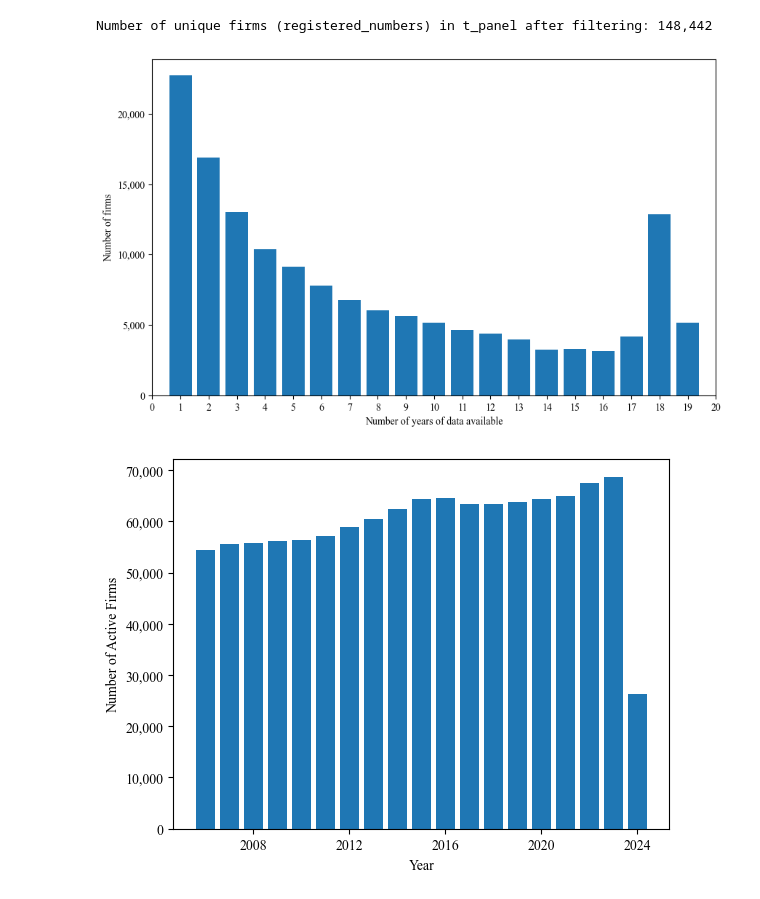
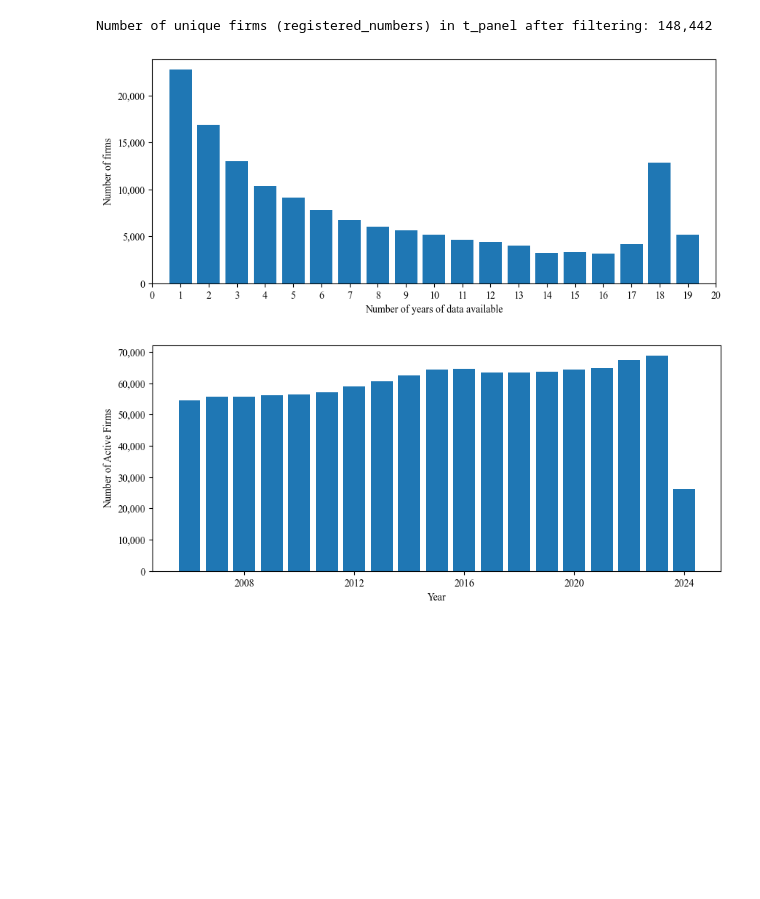
Before and after one commit to aloysiuslip/ucl-diss-ECON0079, a Jupyter notebook: descriptives/src/main_4_data_financial.ipynb, the cells around one changed output. Drawn from its saved outputs; the diff is of its cells as text; code cells hidden in the pictures; blank space fills up the shorter version.

```diff
--- a/descriptives/src/main_4_data_financial.ipynb
+++ b/descriptives/src/main_4_data_financial.ipynb
@@ -35,37 +35,38 @@ df_years_avail = (
     .order_by("year_count")
     .execute()
 )
-plt.figure(figsize=(10, 6))
+plt.figure(figsize=(10, 4))
 plt.bar(df_years_avail["year_count"], df_years_avail["number_of_firms"])
 plt.xlim(0, 20)
 plt.xticks(range(0, 21))
 plt.xlabel("Number of years of data available")
 plt.ylabel("Number of firms")
 ax = plt.gca()
 ax.yaxis.set_major_formatter(ticker.StrMethodFormatter('{x:,.0f}'))
 plt.savefig(dirs.output_dir / "fig_panel_years_avail.png", dpi=300, bbox_inches='tight')
 plt.show()
 plt.close()
 
 # Group the rows by year. What is the distribution of the number of rows per year?
 t_years_aggregated = (
     t_panel
     .group_by("year")
     .aggregate(number_of_rows=_.count())
     .filter(_.number_of_rows > 0)
     .order_by("year")
 )
 df_years_active = t_years_aggregated.execute()
+plt.figure(figsize=(10, 4))
 plt.bar(df_years_active["year"], df_years_active["number_of_rows"])
 plt.xlabel("Year")
 plt.ylabel("Number of Active Firms")
 ax = plt.gca()
 ax.yaxis.set_major_formatter(ticker.StrMethodFormatter('{x:,.0f}'))
 ax.xaxis.set_major_locator(ticker.MultipleLocator(4))
 plt.savefig(dirs.output_dir / "fig_panel_obvs_by_year.png", dpi=300, bbox_inches='tight')
 plt.show()
 plt.close()
 # %% [output]
 Number of unique firms (registered_numbers) in t_panel after filtering: 148,442
-[figure, old version]
+[figure, new version]
-[figure, old version]
+[figure, new version]
```
Also changed, not shown: 22 other files.
